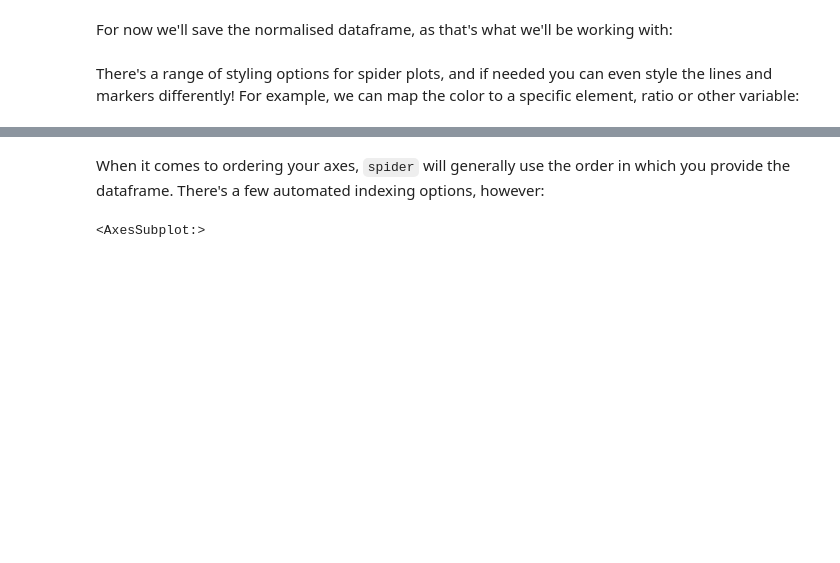
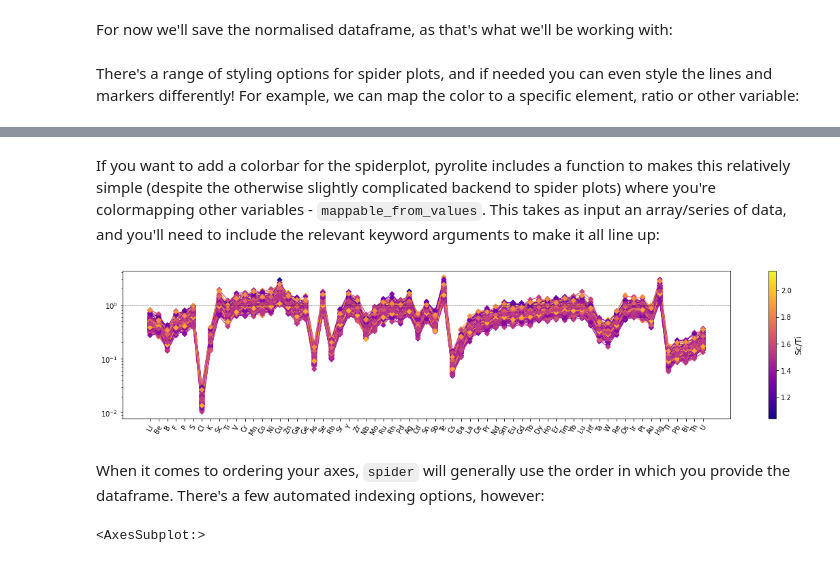
Before and after one commit to morganjwilliams/202103-MQ-pyrolite-workshop, a Jupyter notebook: notebooks/05_norm_spiders.ipynb, the cells around one changed output, grey strips where cells are left out. Cells and saved outputs as stored; diff of their text form; code cells hidden in the pictures; blank space fills up the shorter version.

```diff
--- a/notebooks/05_norm_spiders.ipynb
+++ b/notebooks/05_norm_spiders.ipynb
@@ -32,3 +31,13 @@ normdf.pyroplot.spider(unity_line=True, color=normdf.pyrochem.get_ratio('Sc/Ti')
+# %% [markdown]
+If you want to add a colorbar for the spiderplot, pyrolite includes a function to makes this relatively simple (despite the otherwise slightly complicated backend to spider plots) where you're colormapping other variables - `mappable_from_values`. This takes as input an array/series of data, and you'll need to include the relevant keyword arguments to make it all line up:
+# %%
+from pyrolite.util.plot.style import mappable_from_values
+
+ax = normdf.pyroplot.spider(unity_line=True, color=normdf.pyrochem.get_ratio('Sc/Ti'), cmap='plasma', figsize=(20, 4))
+mappable = mappable_from_values(normdf.pyrochem.get_ratio('Sc/Ti'), cmap='plasma')
+cb = ax.figure.colorbar(mappable, label='Sc/Ti')
+# %% [output]
+[figure, added]
 # %% [markdown]
 When it comes to ordering your axes, `spider` will generally use the order in which you provide the dataframe. There's a few automated indexing options, however:
 # %%
```
Also changed, not shown: parts of 2 cells of this notebook, 2 other files.
